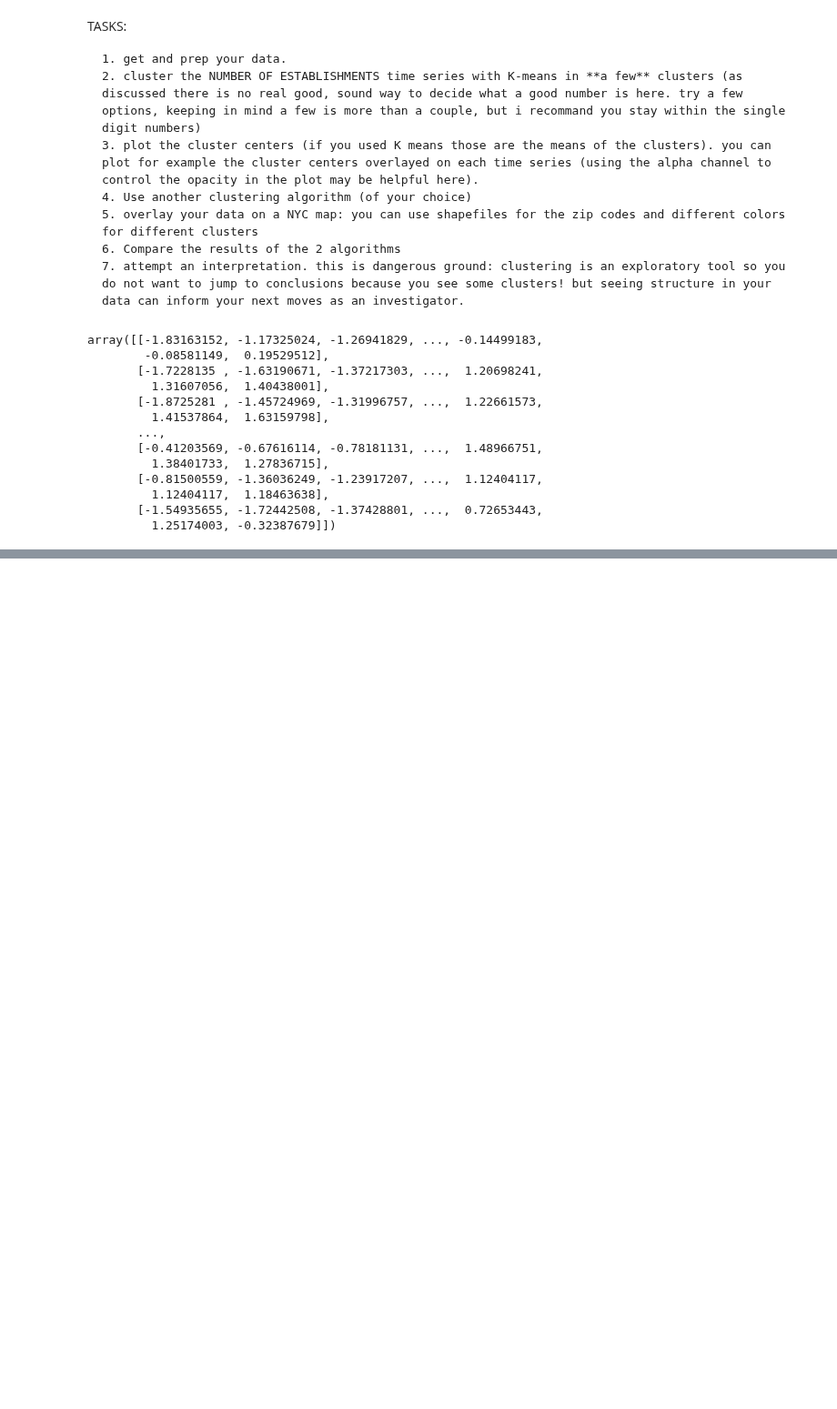
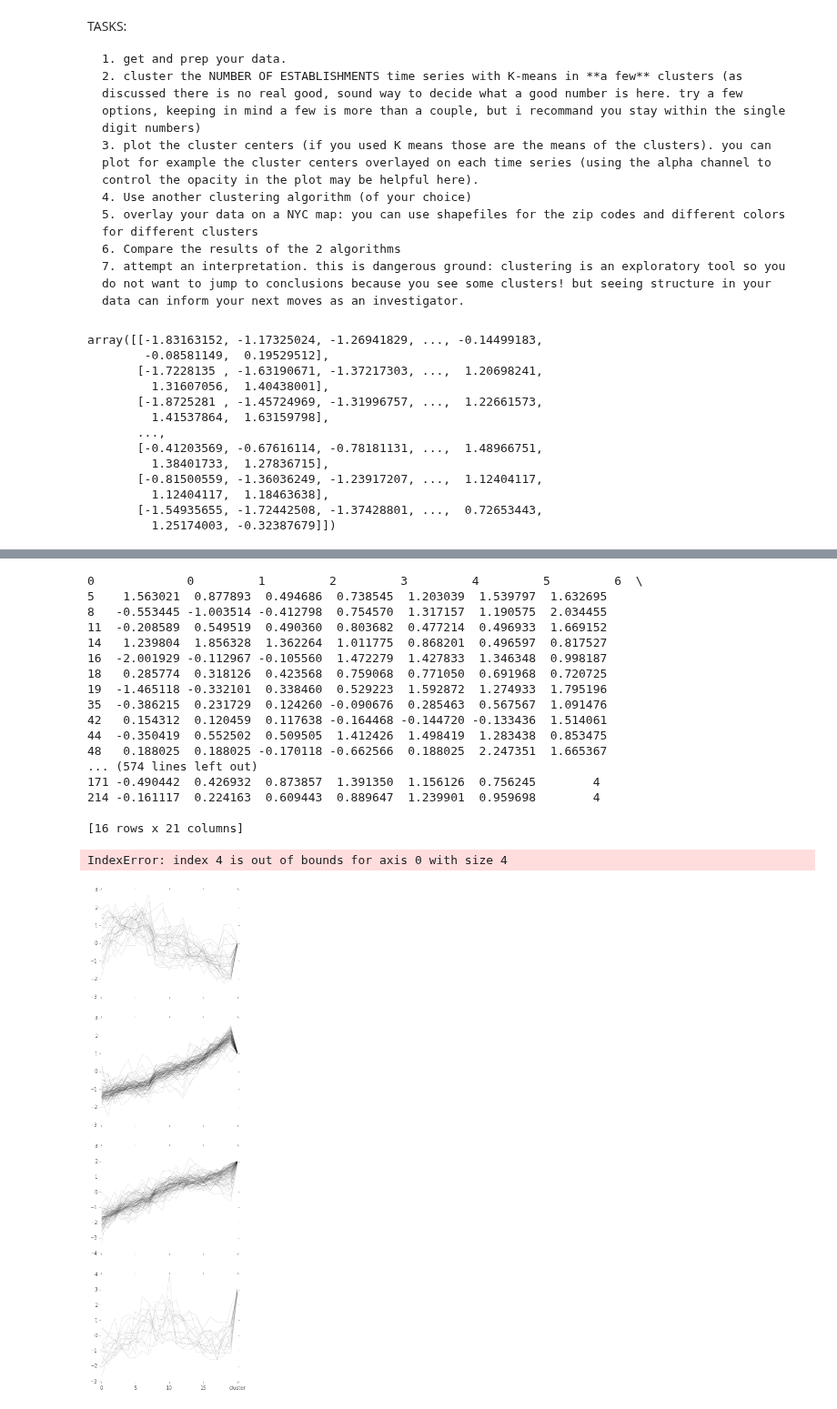
Before and after one commit to jjhall77/PUI2015_jjhall, a Jupyter notebook: HW10/HW10_instructions.ipynb, the cells around one changed output, grey strips where cells are left out. Shown at 91% size. Cells and saved outputs as stored; diff of their text form; code cells hidden in the pictures; blank space fills up the shorter version.

```diff
--- a/HW10/HW10_instructions.ipynb
+++ b/HW10/HW10_instructions.ipynb
@@ -154,0 +152,30 @@ NameError: global name 'width' is not defined
+# %%
+#closest_centroids
+data = pd.DataFrame(data)
+data = data.join(pd.Series(closest_centroids, name = 'cluster'))
+# %%
+fig, axes = plt.subplots(4, figsize=(5,18), sharex='all')
+
+for l,g in data.groupby('cluster'):
+    print l,g
+    g.T.plot(ax=axes[l],c='k',alpha=.1, legend=0)
+# %% [output]
+0             0         1         2         3         4         5         6  \
+5    1.563021  0.877893  0.494686  0.738545  1.203039  1.539797  1.632695
+8   -0.553445 -1.003514 -0.412798  0.754570  1.317157  1.190575  2.034455
+11  -0.208589  0.549519  0.490360  0.803682  0.477214  0.496933  1.669152
+14   1.239804  1.856328  1.362264  1.011775  0.868201  0.496597  0.817527
+16  -2.001929 -0.112967 -0.105560  1.472279  1.427833  1.346348  0.998187
+18   0.285774  0.318126  0.423568  0.759068  0.771050  0.691968  0.720725
+19  -1.465118 -0.332101  0.338460  0.529223  1.592872  1.274933  1.795196
+35  -0.386215  0.231729  0.124260 -0.090676  0.285463  0.567567  1.091476
+42   0.154312  0.120459  0.117638 -0.164468 -0.144720 -0.133436  1.514061
+44  -0.350419  0.552502  0.509505  1.412426  1.498419  1.283438  0.853475
+48   0.188025  0.188025 -0.170118 -0.662566  0.188025  2.247351  1.665367
+... (574 lines left out)
+171 -0.490442  0.426932  0.873857  1.391350  1.156126  0.756245        4
+214 -0.161117  0.224163  0.609443  0.889647  1.239901  0.959698        4
+
+[16 rows x 21 columns]
+IndexError: index 4 is out of bounds for axis 0 with size 4
+[figure, added]
```
Also changed, not shown: parts of 7 cells of this notebook.
